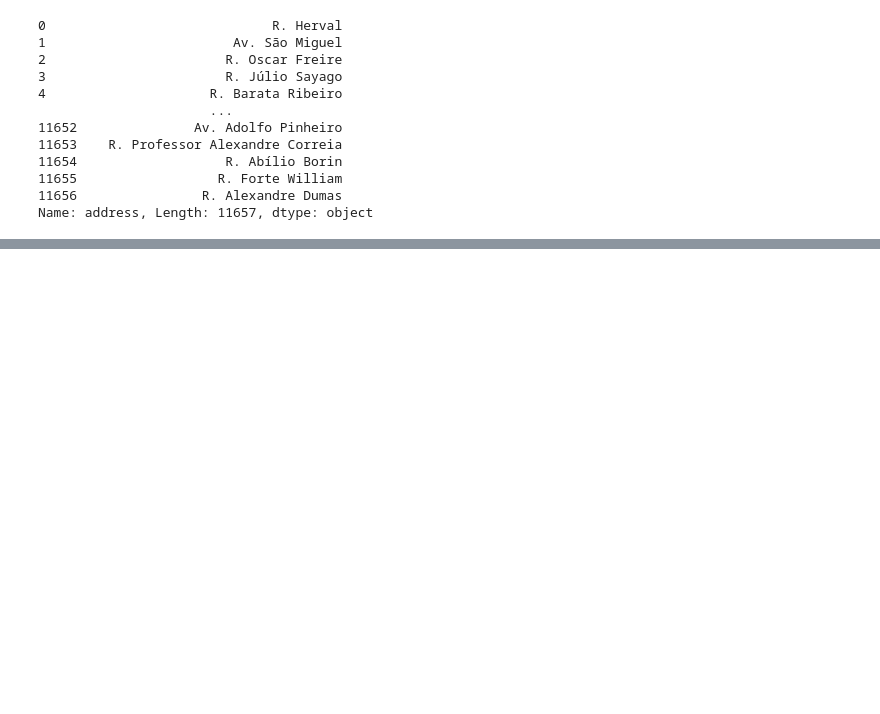
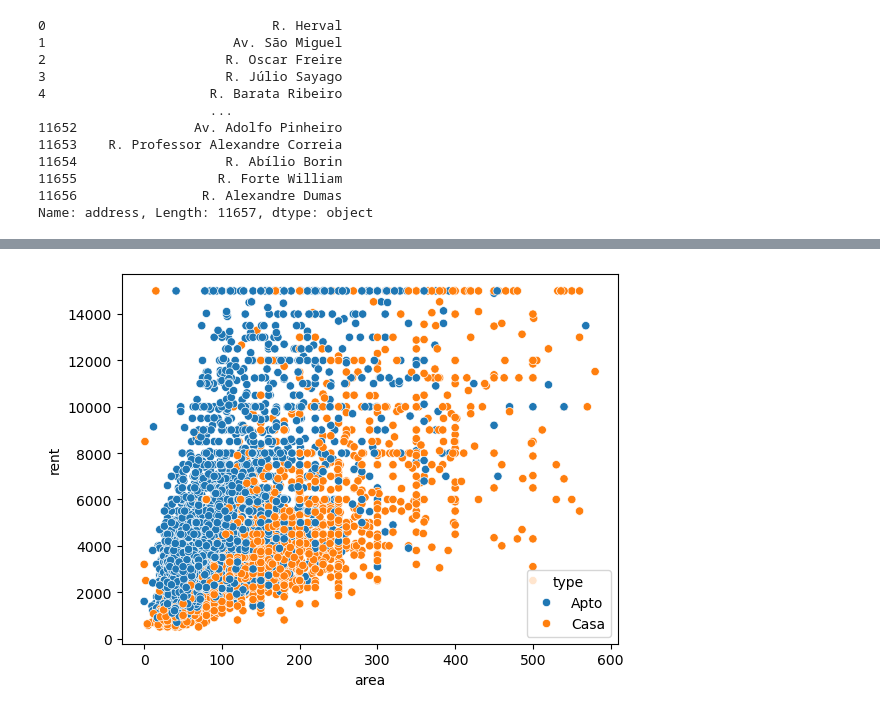
Before and after one commit to vrvinicius/residencia_ia, a Jupyter notebook: Introdução à Linguagens/Aulas/SaoPaulo_HousingPrice_Template.ipynb, the cells around one changed output, grey strips where cells are left out. Saved outputs shown, nothing was run; the diff lists cells and outputs as text; code cells hidden in the pictures; blank space fills up the shorter version.

```diff
--- a/Introdução à Linguagens/Aulas/SaoPaulo_HousingPrice_Template.ipynb
+++ b/Introdução à Linguagens/Aulas/SaoPaulo_HousingPrice_Template.ipynb
@@ -330,0 +357,5 @@ df_sorted = df.sort_values(by=[])
+# %%
+#remove Studio e Casa do dataframe
+# df_sem_studio = df.drop(df[df['type'].isin(['Studio','Casa'])].index)
+
+df_sem_studio = df.drop(df[df['type'].isin(['Studio'])].index) #remove somente Studio
@@ -330,0 +366,5 @@ df_sorted = df.sort_values(by=[])
+# %%
+sns.scatterplot(df_sem_studio, x= 'area', y= 'rent', hue= 'type')
+plt.show()
+# %% [output]
+[figure, added]
```
Also changed, not shown: parts of 23 cells of this notebook, 1 other file.
